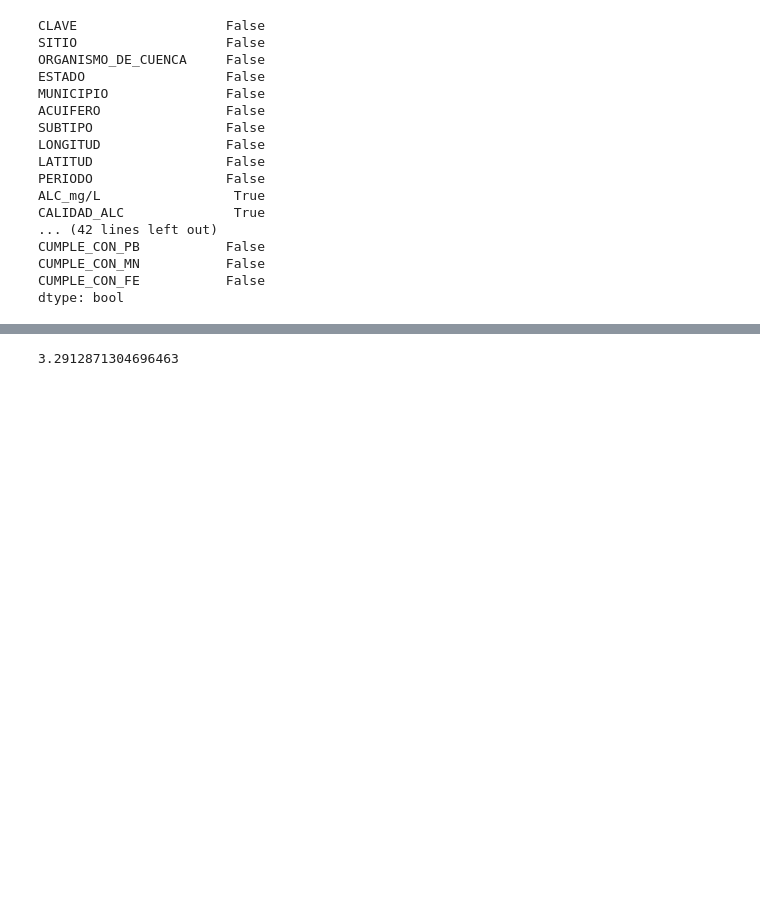
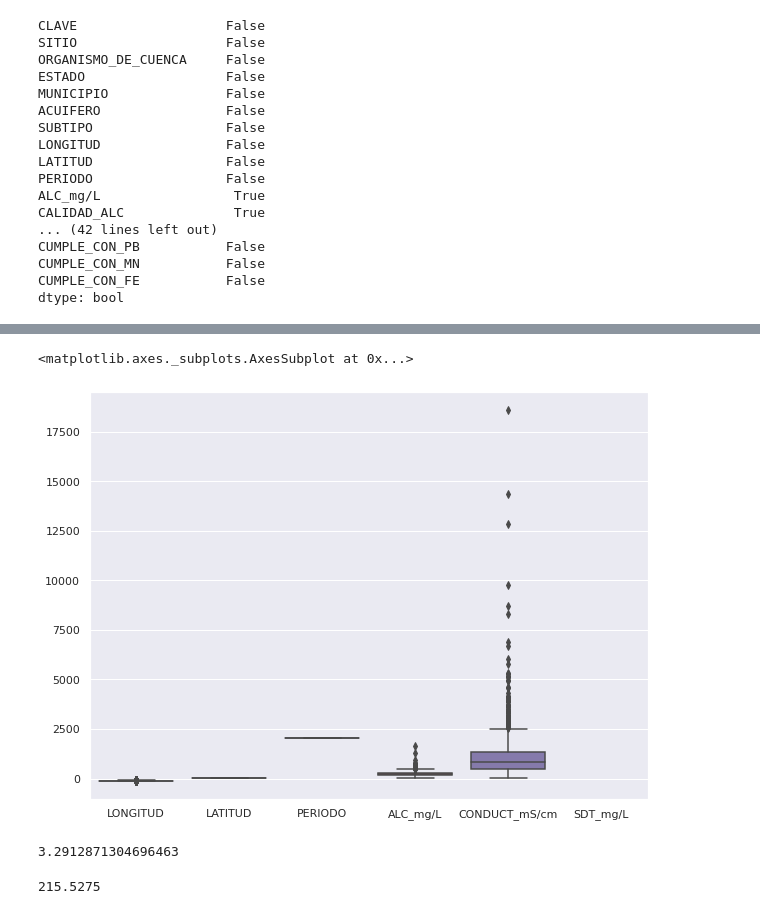
Before and after one commit to PosgradoMNA/actividades-de-aprendizaje-ams182, a Jupyter notebook: Reto pt1.ipynb, the cells around one changed output, grey strips where cells are left out. Cells and saved outputs as stored; diff of their text form; code cells hidden in the pictures; blank space fills up the shorter version.

```diff
--- a/Reto pt1.ipynb
+++ b/Reto pt1.ipynb
@@ -62,4 +71,14 @@ dtype: bool
+# %%
+sns.set(rc = {'figure.figsize':(10,7.5)})
+sns.boxplot( data=df_sub)
+# %% [output]
+<matplotlib.axes._subplots.AxesSubplot at 0x...>
+[figure, added]
 # %%
 df_sub['ALC_mg/L'].skew()
 # %% [output]
 3.2912871304696463
+# %%
+df_sub['ALC_mg/L'].median()
+# %% [output]
+215.5275
```
Also changed, not shown: parts of 3 cells of this notebook.
